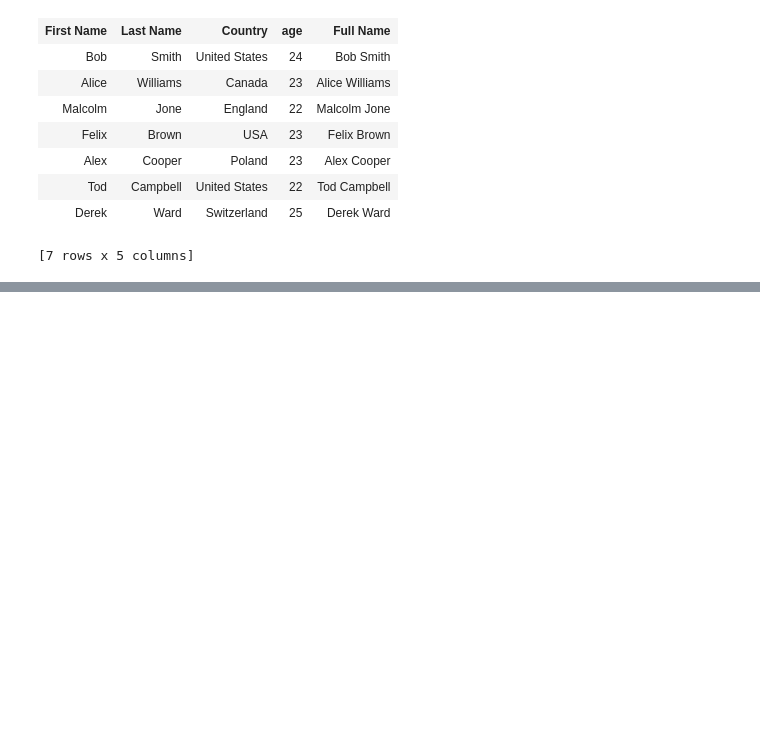
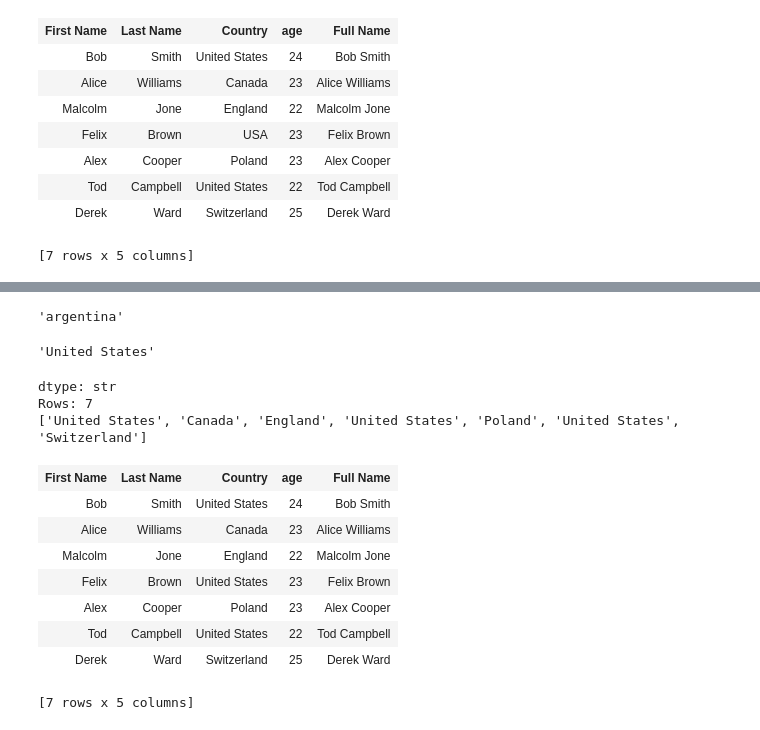
Before and after one commit to Mobusshar/MLWashington1, a Jupyter notebook: Week1_AfterInsSFrame.ipynb, the cells around one changed output, grey strips where cells are left out. Drawn from its saved outputs; the diff is of its cells as text; code cells hidden in the pictures; blank space fills up the shorter version.

Commit message:
Apply function to fix row datas

```diff
--- a/Week1_AfterInsSFrame.ipynb
+++ b/Week1_AfterInsSFrame.ipynb
@@ -123,0 +136,34 @@ sf
+# %%
+def transform_country(country):
+    if country == 'USA':
+        return 'United States'
+    else:
+        return country
+# %%
+transform_country('argentina')
+# %% [output]
+'argentina'
+# %%
+transform_country('USA')
+# %% [output]
+'United States'
+# %%
+sf['Country'].apply(transform_country)
+# %% [output]
+dtype: str
+Rows: 7
+['United States', 'Canada', 'England', 'United States', 'Poland', 'United States', 'Switzerland']
+# %%
+sf['Country'] = sf['Country'].apply(transform_country)
+# %%
+sf
+# %% [output]
+| First Name | Last Name | Country | age | Full Name |
+| Bob | Smith | United States | 24 | Bob Smith |
+| Alice | Williams | Canada | 23 | Alice Williams |
+| Malcolm | Jone | England | 22 | Malcolm Jone |
+| Felix | Brown | United States | 23 | Felix Brown |
+| Alex | Cooper | Poland | 23 | Alex Cooper |
+| Tod | Campbell | United States | 22 | Tod Campbell |
+| Derek | Ward | Switzerland | 25 | Derek Ward |
+[7 rows x 5 columns]
```
Also changed, not shown: parts of 3 cells of this notebook.
